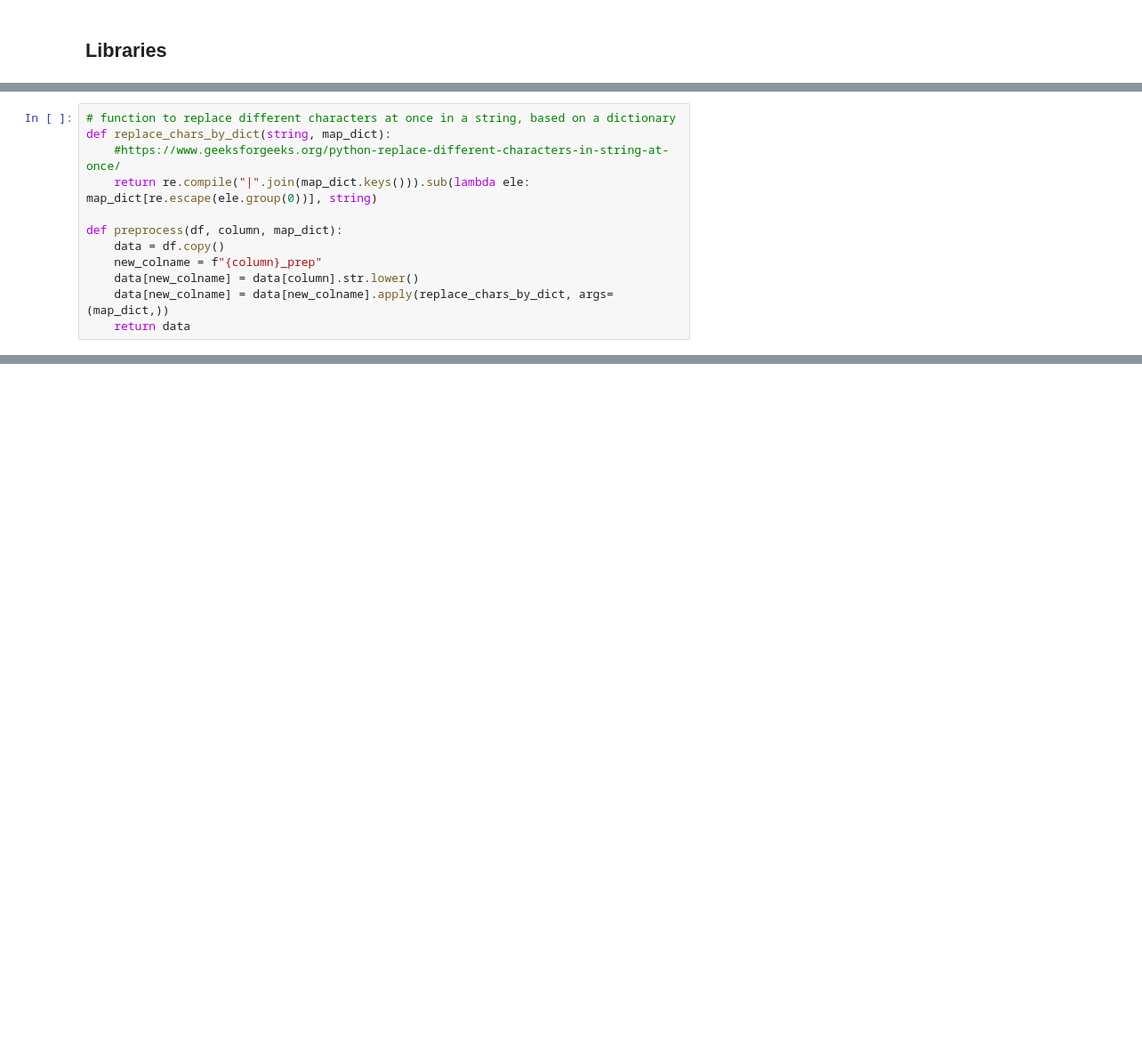
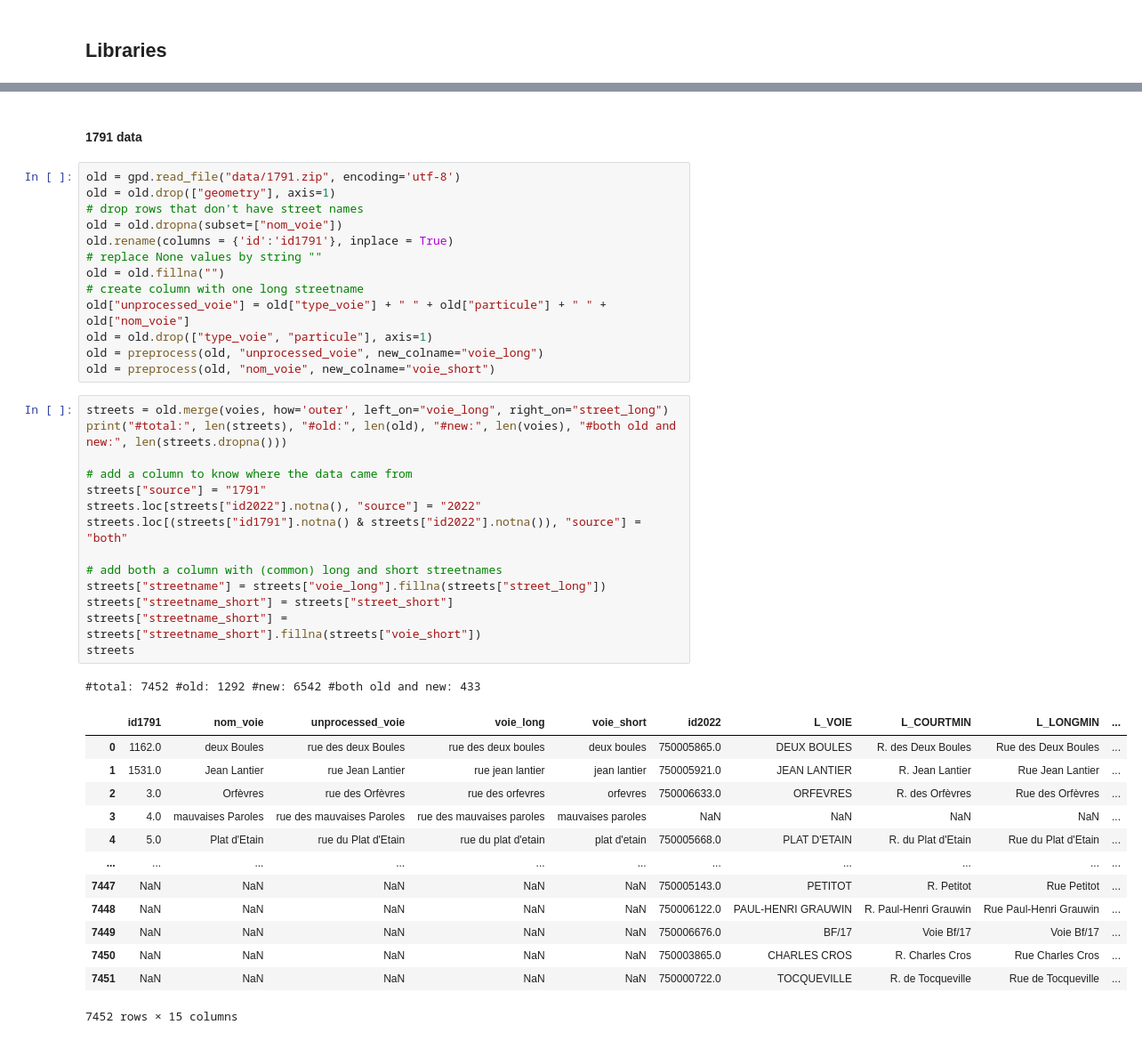
Before and after one commit to leamarxen/Paris_City_Project, a Jupyter notebook: Preprocessing.ipynb, the cells around one changed output, grey strips where cells are left out. Shown at 89% size. Cells and saved outputs as stored; diff of their text form; blank space fills up the shorter version.

```diff
--- a/Preprocessing.ipynb
+++ b/Preprocessing.ipynb
@@ -19,12 +24,0 @@ voies = voies[["N_SQ_VO", "L_VOIE", "L_COURTMIN", "L_LONGMIN", "Geometry", "LENG
-# %%
-# function to replace different characters at once in a string, based on a dictionary
-def replace_chars_by_dict(string, map_dict):
-    #https://www.geeksforgeeks.org/python-replace-different-characters-in-string-at-once/
-    return re.compile("|".join(map_dict.keys())).sub(lambda ele: map_dict[re.escape(ele.group(0))], string)
-
-def preprocess(df, column, map_dict):
-    data = df.copy()
-    new_colname = f"{column}_prep"
-    data[new_colname] = data[column].str.lower()
-    data[new_colname] = data[new_colname].apply(replace_chars_by_dict, args=(map_dict,))
-    return data
@@ -46,0 +25,44 @@ preprocess(voies, "L_LONGMIN", map_dict).head(10)
+# %% [markdown]
+#### 1791 data
+# %%
+old = gpd.read_file("data/1791.zip", encoding='utf-8')
+old = old.drop(["geometry"], axis=1)
+# drop rows that don't have street names
+old = old.dropna(subset=["nom_voie"])
+old.rename(columns = {'id':'id1791'}, inplace = True)
+# replace None values by string ""
+old = old.fillna("")
+# create column with one long streetname
+old["unprocessed_voie"] = old["type_voie"] + " " + old["particule"] + " " + old["nom_voie"]
+old = old.drop(["type_voie", "particule"], axis=1)
+old = preprocess(old, "unprocessed_voie", new_colname="voie_long")
+old = preprocess(old, "nom_voie", new_colname="voie_short")
+# %%
+streets = old.merge(voies, how='outer', left_on="voie_long", right_on="street_long")
+print("#total:", len(streets), "#old:", len(old), "#new:", len(voies), "#both old and new:", len(streets.dropna()))
+
+# add a column to know where the data came from
+streets["source"] = "1791"
+streets.loc[streets["id2022"].notna(), "source"] = "2022"
+streets.loc[(streets["id1791"].notna() & streets["id2022"].notna()), "source"] = "both"
+
+# add both a column with (common) long and short streetnames
+streets["streetname"] = streets["voie_long"].fillna(streets["street_long"])
+streets["streetname_short"] = streets["street_short"]
+streets["streetname_short"] = streets["streetname_short"].fillna(streets["voie_short"])
+streets
+# %% [output]
+#total: 7452 #old: 1292 #new: 6542 #both old and new: 433
+|  | id1791 | nom_voie | unprocessed_voie | voie_long | voie_short | id2022 | L_VOIE | L_COURTMIN | L_LONGMIN | ... |
+| 0 | 1162.0 | deux Boules | rue des deux Boules | rue des deux boules | deux boules | 750005865.0 | DEUX BOULES | R. des Deux Boules | Rue des Deux Boules | ... |
+| 1 | 1531.0 | Jean Lantier | rue Jean Lantier | rue jean lantier | jean lantier | 750005921.0 | JEAN LANTIER | R. Jean Lantier | Rue Jean Lantier | ... |
+| 2 | 3.0 | Orfèvres | rue des Orfèvres | rue des orfevres | orfevres | 750006633.0 | ORFEVRES | R. des Orfèvres | Rue des Orfèvres | ... |
+| 3 | 4.0 | mauvaises Paroles | rue des mauvaises Paroles | rue des mauvaises paroles | mauvaises paroles | NaN | NaN | NaN | NaN | ... |
+| 4 | 5.0 | Plat d'Etain | rue du Plat d'Etain | rue du plat d'etain | plat d'etain | 750005668.0 | PLAT D'ETAIN | R. du Plat d'Etain | Rue du Plat d'Etain | ... |
+| ... | ... | ... | ... | ... | ... | ... | ... | ... | ... | ... |
+| 7447 | NaN | NaN | NaN | NaN | NaN | 750005143.0 | PETITOT | R. Petitot | Rue Petitot | ... |
+| 7448 | NaN | NaN | NaN | NaN | NaN | 750006122.0 | PAUL-HENRI GRAUWIN | R. Paul-Henri Grauwin | Rue Paul-Henri Grauwin | ... |
+| 7449 | NaN | NaN | NaN | NaN | NaN | 750006676.0 | BF/17 | Voie Bf/17 | Voie Bf/17 | ... |
+| 7450 | NaN | NaN | NaN | NaN | NaN | 750003865.0 | CHARLES CROS | R. Charles Cros | Rue Charles Cros | ... |
+| 7451 | NaN | NaN | NaN | NaN | NaN | 750000722.0 | TOCQUEVILLE | R. de Tocqueville | Rue de Tocqueville | ... |
+7452 rows × 15 columns
```
Also changed, not shown: parts of 20 cells of this notebook, 6 other files.
